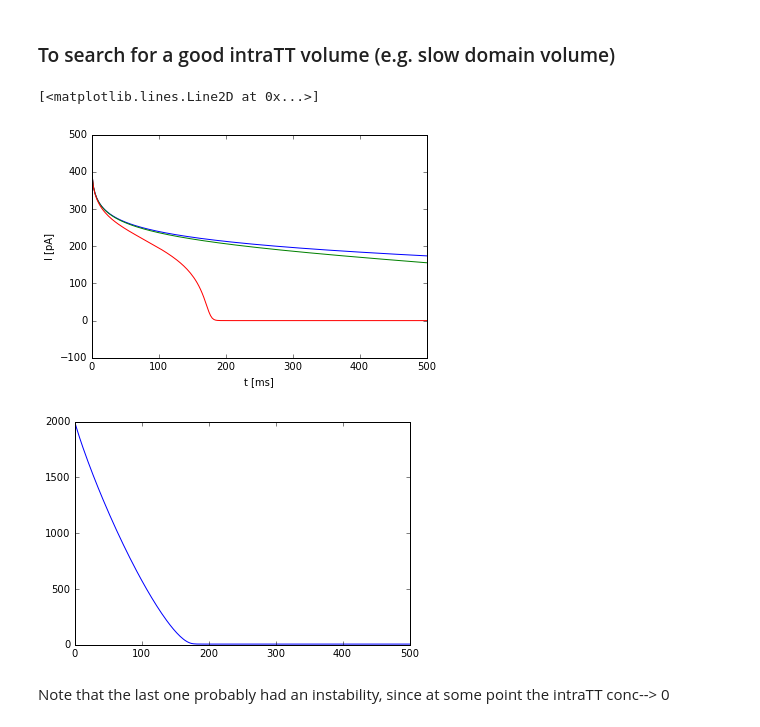
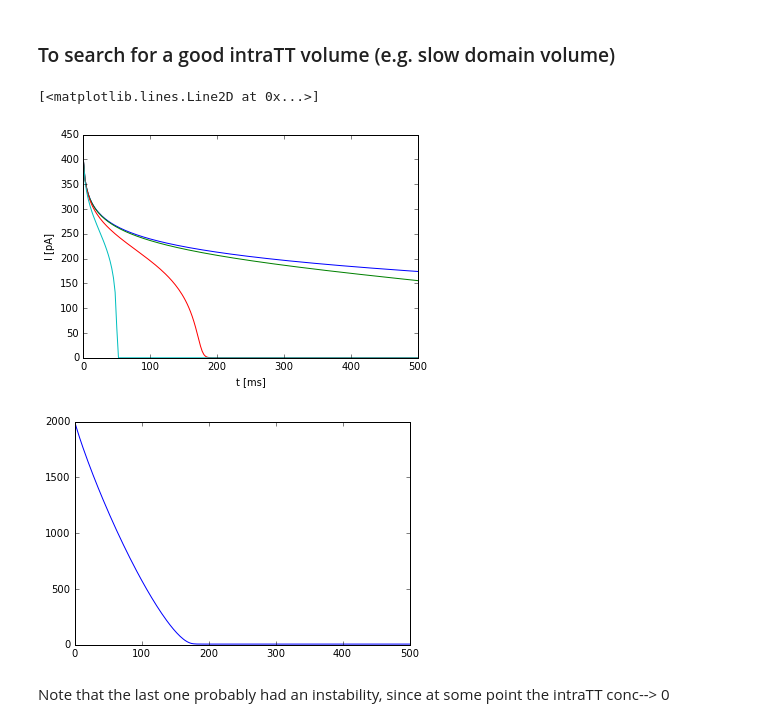
Before and after one commit to huskeypm/tutorials, a Jupyter notebook: bootcamp/channel_domain_depletion.ipynb, the cells around one changed output. Cells and saved outputs as stored; diff of their text form; code cells hidden in the pictures.

```diff
--- a/bootcamp/channel_domain_depletion.ipynb
+++ b/bootcamp/channel_domain_depletion.ipynb
@@ -127,6 +127,7 @@ V = 0. # mV
 #print gCond
 def f_ilcc(cCyto,cTT):
     ilcc = -gCond * RT_o_zF * (V-np.log(cCyto/cTT))   # *y[0]
+    ilcc = np.max([0,ilcc])
     return ilcc
 
 
@@ -201,6 +202,15 @@ plt.xlabel("t [ms]")
 def fVariable_iTT_Vol(yi,t,viTT):
     cCyto,cTT = yi
     iTT = f_ilcc(cCyto,cTT)
+    phi = i_to_phi(iTT)
+    phiTT = -phi * vTT / viTT
+    dydt = [phi,phiTT]
+    #print dydt
+    return dydt
+
+def fVariable_iTT_Vol_FixedCai(yi,t,viTT):
+    cCyto,cTT = yi
+    iTT = f_ilcc(0.1,cTT)
     phi = i_to_phi(iTT)
     phiTT = -phi * vTT / viTT
     dydt = [phi,phiTT]
@@ -210,34 +220,39 @@ def fVariable_iTT_Vol(yi,t,viTT):
 # points in time where the function gets evaluated, t[0] at y0
 t  = scipy.linspace(0.,500.,201) # ms
 # init conc [cytosol]
 y0 = [cCyto,cTT] # [uM]
 
 #####
 ##
 viTT_trial = viTT * 1.
 y1 = scipy.integrate.odeint(fVariable_iTT_Vol,y0,t,args=(viTT_trial,))
 ilccs = evalLCC(y1)
 plt.plot(t,ilccs*ilcc_to_Icell)
 ##
 viTT_trial = viTT * 0.5
 y2 = scipy.integrate.odeint(fVariable_iTT_Vol,y0,t,args=(viTT_trial,))
 ilccs = evalLCC(y2)
 plt.plot(t,ilccs*ilcc_to_Icell)
 
 ##
 viTT_trial = viTT * 0.1
 y2 = scipy.integrate.odeint(fVariable_iTT_Vol,y0,t,args=(viTT_trial,))
 ilccs = evalLCC(y2)
 plt.plot(t,ilccs*ilcc_to_Icell)
 
+##
+viTT_trial = viTT * 0.05
+y3 = scipy.integrate.odeint(fVariable_iTT_Vol_FixedCai,y0,t,args=(viTT_trial,))
+ilccs = evalLCC(y3)
+plt.plot(t,ilccs*ilcc_to_Icell)
 
 plt.ylabel("I [pA]")
 plt.xlabel("t [ms]")
 plt.figure()
 plt.plot(t,y2[:,1])
 # %% [output]
 [<matplotlib.lines.Line2D at 0x...>]
-[figure, old version]
+[figure, new version]
 [figure]
 # %% [markdown]
 Note that the last one probably had an instability, since at some point the intraTT conc--> 0
```
Also changed, not shown: 5 other files.
